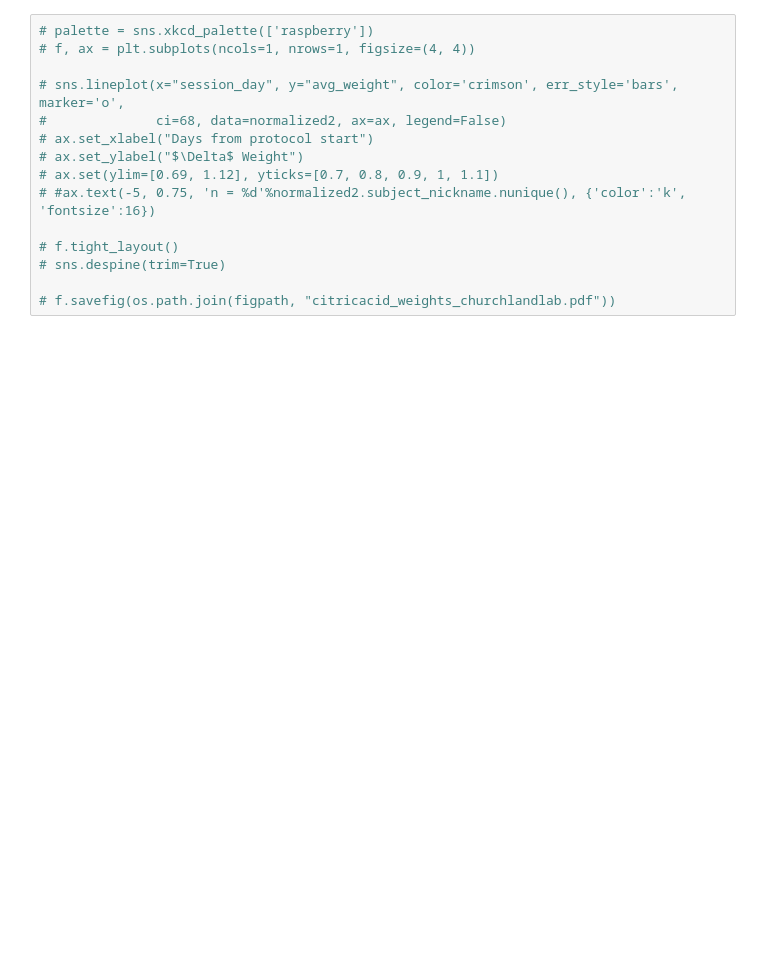
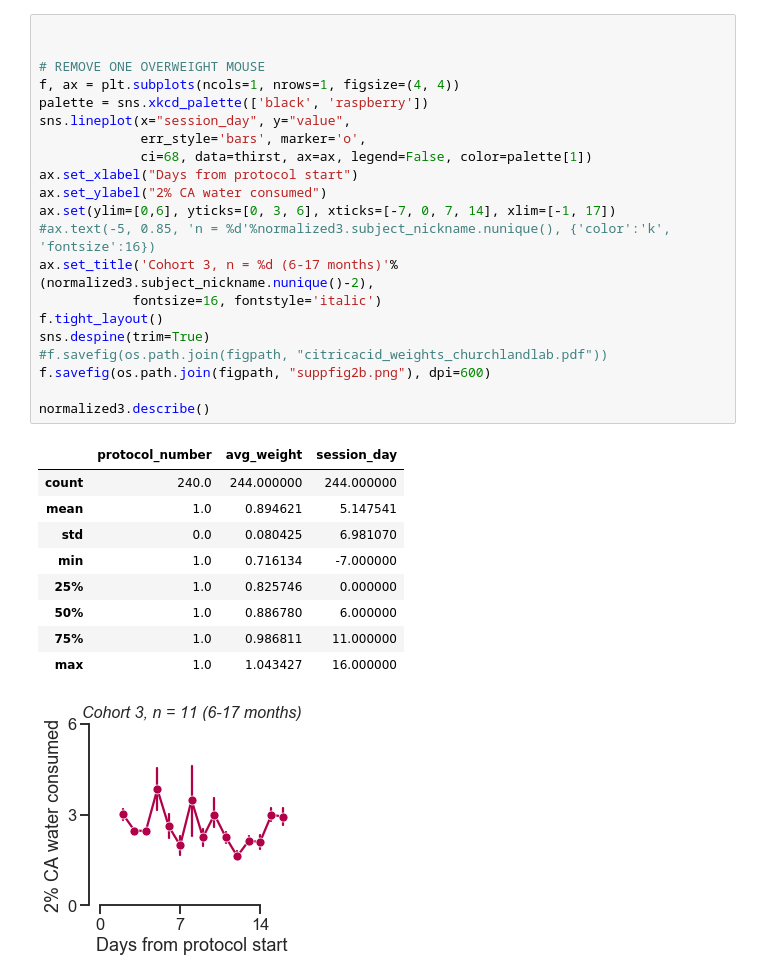
Before and after one commit to int-brain-lab/citricAcid, a Jupyter notebook: weigths_churchland_3cages.ipynb, the cells around one changed output. Drawn from its saved outputs; the diff is of its cells as text; blank space fills up the shorter version.

```diff
--- a/weigths_churchland_3cages.ipynb
+++ b/weigths_churchland_3cages.ipynb
@@ -136,17 +175,34 @@ UsageError: Line magic function `%ax.text(-5,` not found.
 # %%
-# palette = sns.xkcd_palette(['raspberry'])
-# f, ax = plt.subplots(ncols=1, nrows=1, figsize=(4, 4))
 
-# sns.lineplot(x="session_day", y="avg_weight", color='crimson', err_style='bars', marker='o',
-#              ci=68, data=normalized2, ax=ax, legend=False)
-# ax.set_xlabel("Days from protocol start")
-# ax.set_ylabel("$\Delta$ Weight")
-# ax.set(ylim=[0.69, 1.12], yticks=[0.7, 0.8, 0.9, 1, 1.1])
-# #ax.text(-5, 0.75, 'n = %d'%normalized2.subject_nickname.nunique(), {'color':'k', 'fontsize':16})
 
-# f.tight_layout()
-# sns.despine(trim=True)
+# REMOVE ONE OVERWEIGHT MOUSE
+f, ax = plt.subplots(ncols=1, nrows=1, figsize=(4, 4))
+palette = sns.xkcd_palette(['black', 'raspberry'])
+sns.lineplot(x="session_day", y="value",
+             err_style='bars', marker='o',
+             ci=68, data=thirst, ax=ax, legend=False, color=palette[1])
+ax.set_xlabel("Days from protocol start")
+ax.set_ylabel("2% CA water consumed")
+ax.set(ylim=[0,6], yticks=[0, 3, 6], xticks=[-7, 0, 7, 14], xlim=[-1, 17])
+#ax.text(-5, 0.85, 'n = %d'%normalized3.subject_nickname.nunique(), {'color':'k', 'fontsize':16})
+ax.set_title('Cohort 3, n = %d (6-17 months)'%(normalized3.subject_nickname.nunique()-2),
+            fontsize=16, fontstyle='italic')
+f.tight_layout()
+sns.despine(trim=True)
+#f.savefig(os.path.join(figpath, "citricacid_weights_churchlandlab.pdf"))
+f.savefig(os.path.join(figpath, "suppfig2b.png"), dpi=600)
 
-# f.savefig(os.path.join(figpath, "citricacid_weights_churchlandlab.pdf"))
+normalized3.describe()
+# %% [output]
+|  | protocol_number | avg_weight | session_day |
+| count | 240.0 | 244.000000 | 244.000000 |
+| mean | 1.0 | 0.894621 | 5.147541 |
+| std | 0.0 | 0.080425 | 6.981070 |
+| min | 1.0 | 0.716134 | -7.000000 |
+| 25% | 1.0 | 0.825746 | 0.000000 |
+| 50% | 1.0 | 0.886780 | 6.000000 |
+| 75% | 1.0 | 0.986811 | 11.000000 |
+| max | 1.0 | 1.043427 | 16.000000 |
+[figure, added]
 # %%
 # REMOVE ONE OVERWEIGHT MOUSE
```
Also changed, not shown: parts of 10 cells of this notebook, 21 other files.
